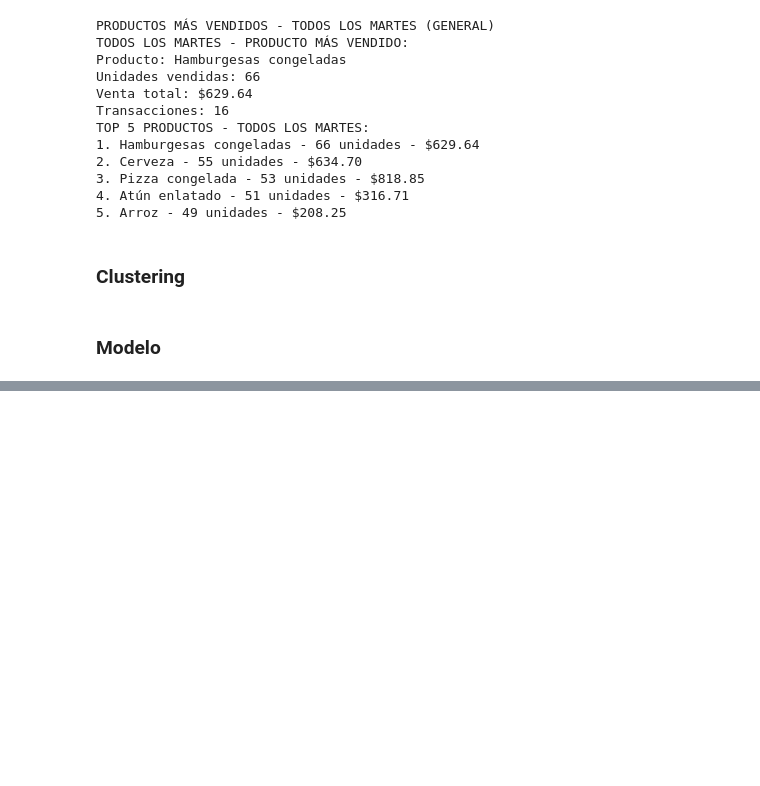
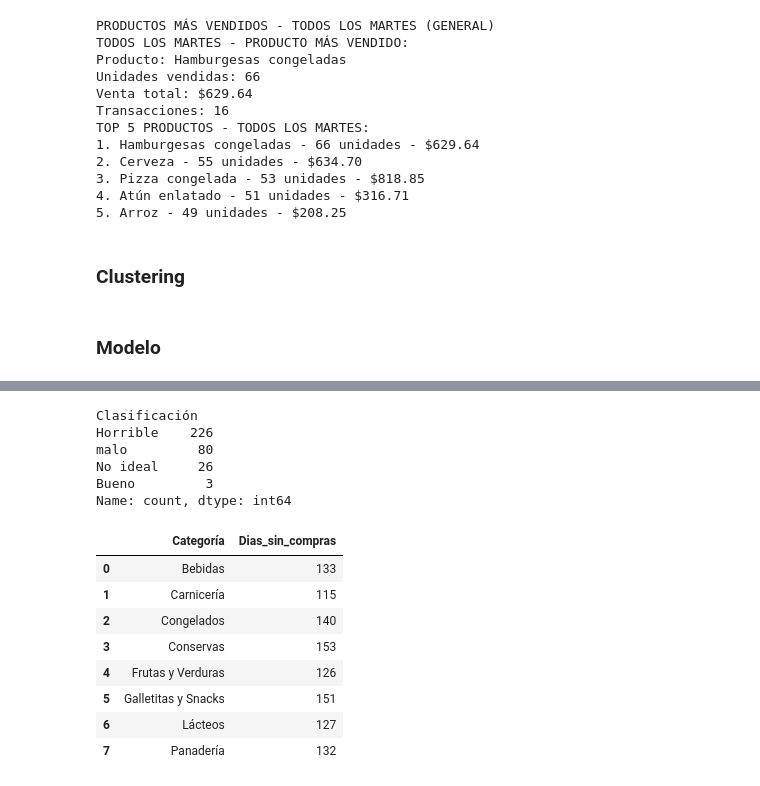
Before and after one commit to Polito9/Sales-Pattern-Analysis, a Jupyter notebook: main.ipynb, the cells around one changed output, grey strips where cells are left out. Saved outputs shown, nothing was run; the diff lists cells and outputs as text; code cells hidden in the pictures; blank space fills up the shorter version.

```diff
--- a/main.ipynb
+++ b/main.ipynb
@@ -1311,0 +1351,61 @@ GRÁFICAS POR GRUPOS
+# %%
+def clasificar_error(valor):
+    if valor <= 20:
+        return "Perfecto"
+    elif valor <= 40:
+        return "Bueno"
+    elif valor <= 60:
+        return "No ideal"
+    elif valor <= 80:
+        return "malo"
+    else:
+        return "Horrible"
+
+# Crear una nueva columna con la categoría
+df_error["Clasificación"] = df_error["Error"].apply(clasificar_error)
+
+# Reordenar columnas para que se vea bonito
+tabla_clasificada = df_error[["Fecha", "Error", "Clasificación"]].sort_values("Fecha")
+
+tabla_clasificada["Clasificación"].value_counts()
+# %% [output]
+Clasificación
+Horrible    226
+malo         80
+No ideal     26
+Bueno         3
+Name: count, dtype: int64
+# %%
+df = ventas_completo[ventas_completo["Estado"] == "Completa"]
+
+#Obtener todas las combinaciones posibles de fechas × categorías
+fechas = df["Fecha"].unique()
+categorias = df["Categoría"].unique()
+todas_combinaciones = pd.DataFrame(list(itertools.product(fechas, categorias)),
+                                   columns=["Fecha", "Categoría"])
+
+#Sumar las cantidades reales vendidas por fecha y categoría
+ventas_por_dia_categoria = df.groupby(["Fecha", "Categoría"])["Cantidad"].sum().reset_index()
+
+# llenar los días sin ventas con 0
+df_completo = todas_combinaciones.merge(ventas_por_dia_categoria,
+                                        how="left",
+                                        on=["Fecha", "Categoría"]).fillna(0)
+
+tabla_dias_sin_compras = (
+    df_completo.groupby("Categoría")["Cantidad"]
+    .apply(lambda x: (x == 0).sum())
+    .reset_index(name="Dias_sin_compras")
+)
+
+tabla_dias_sin_compras
+# %% [output]
+|  | Categoría | Dias_sin_compras |
+| 0 | Bebidas | 133 |
+| 1 | Carnicería | 115 |
+| 2 | Congelados | 140 |
+| 3 | Conservas | 153 |
+| 4 | Frutas y Verduras | 126 |
+| 5 | Galletitas y Snacks | 151 |
+| 6 | Lácteos | 127 |
+| 7 | Panadería | 132 |
```
Also changed, not shown: parts of 4 cells of this notebook.
